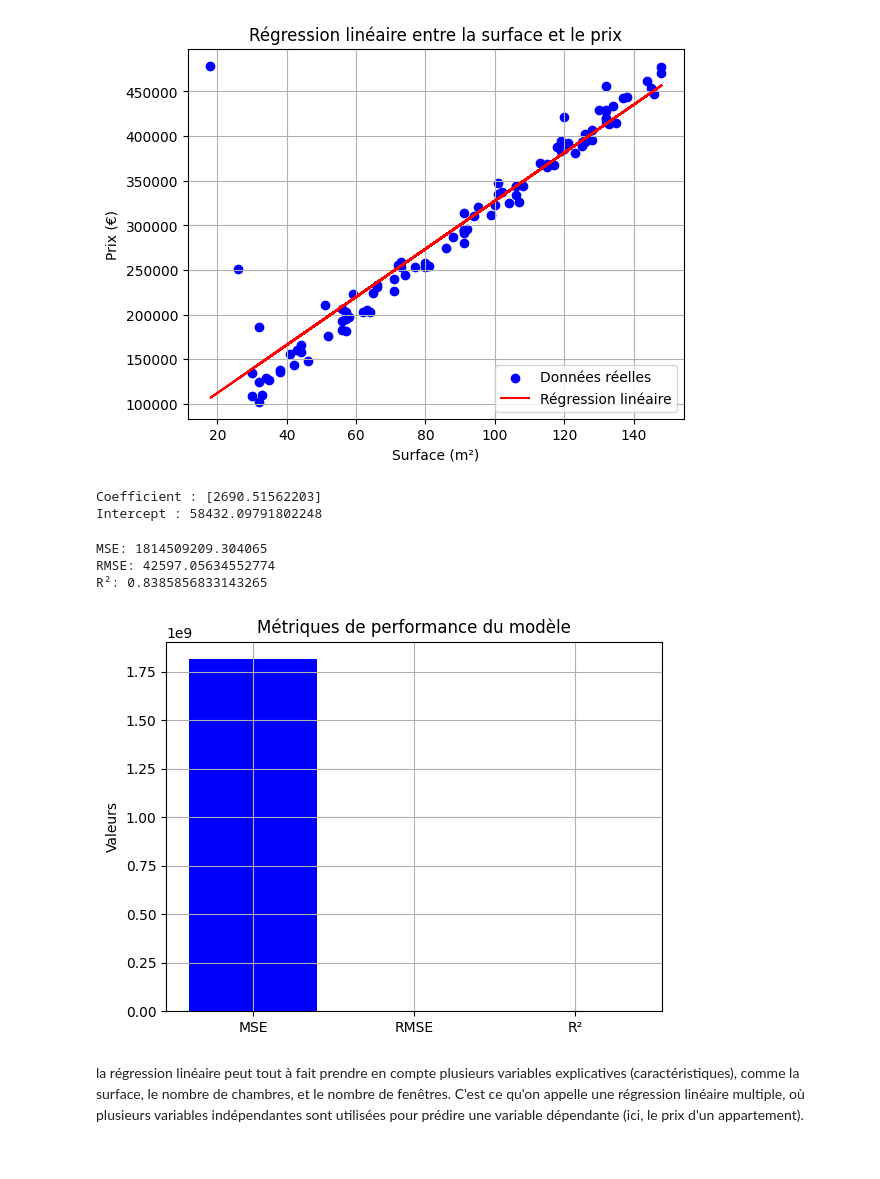
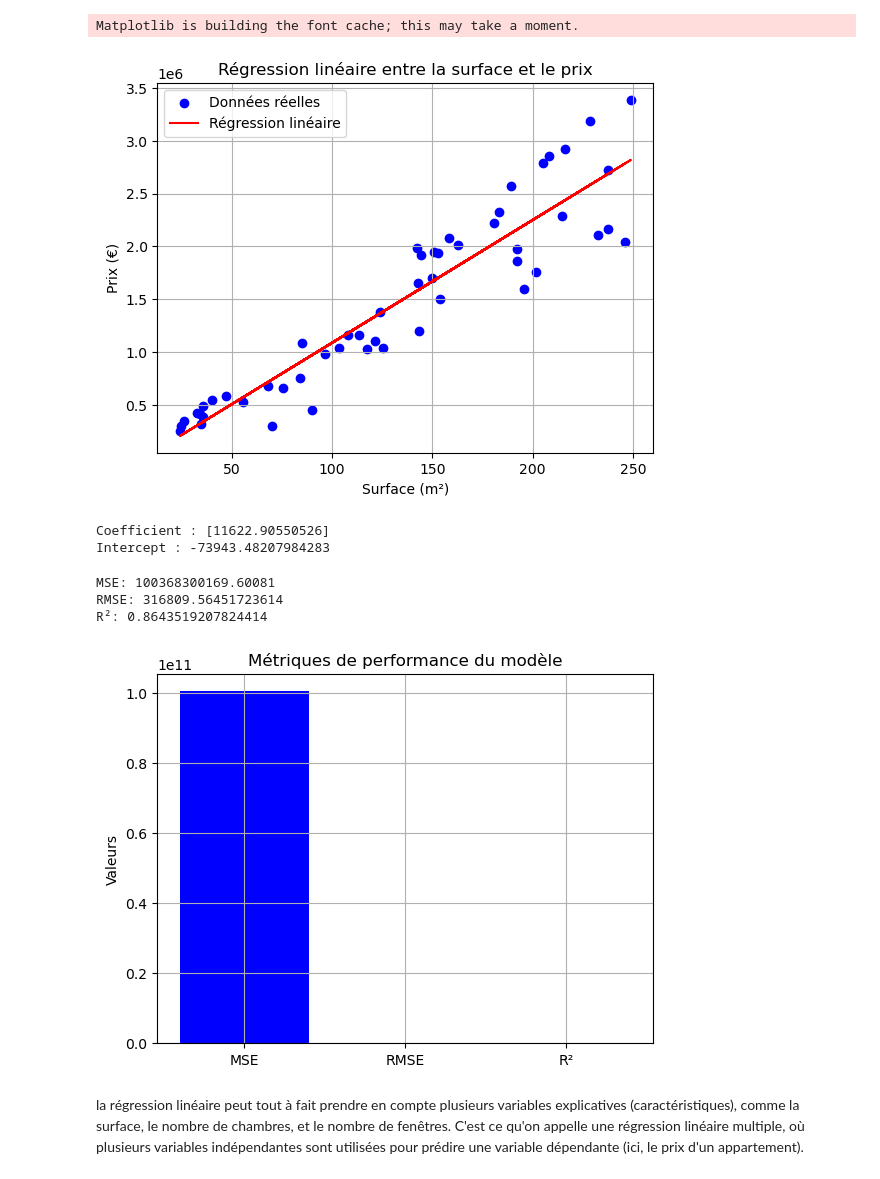
Before and after one commit to LoanCB/cours-ia-web, a Jupyter notebook: ia-back/Playground Linear.ipynb, the cells around one changed output. Drawn from its saved outputs; the diff is of its cells as text; code cells hidden in the pictures.

```diff
--- a/ia-back/Playground Linear.ipynb
+++ b/ia-back/Playground Linear.ipynb
@@ -6,40 +6,41 @@ from sklearn.linear_model import LinearRegression
 
 # Création du DataFrame avec les données fournies
 
-df = pd.read_csv('appartements.csv')
+df = pd.read_csv('./data/data.csv', sep=';')
 
 # Séparation des variables indépendantes (X) et de la variable dépendante (y)
 X = df[['surface']]
 y = df['price']
 
 # Création du modèle de régression linéaire
 model = LinearRegression()
 model.fit(X, y)
 
 # Prédictions sur les mêmes données
 y_pred = model.predict(X)
 
 # Visualisation de la régression linéaire
 plt.scatter(X, y, color='blue', label='Données réelles')
 plt.plot(X, y_pred, color='red', label='Régression linéaire')
 plt.title('Régression linéaire entre la surface et le prix')
 plt.xlabel('Surface (m²)')
 plt.ylabel('Prix (€)')
 plt.legend()
 plt.grid(True)
 plt.show()
 
 # Affichage des coefficients de la régression
 coef = model.coef_
 intercept = model.intercept_
 
 # Affichage des coefficients de la régression
 print("Coefficient :", model.coef_)
 print("Intercept :", model.intercept_)
 # %% [output]
+Matplotlib is building the font cache; this may take a moment.
-[figure, old version]
+[figure, new version]
-Coefficient : [2690.51562203]
-Intercept : 58432.09791802248
+Coefficient : [11622.90550526]
+Intercept : -73943.48207984283
 # %%
 from sklearn.metrics import mean_squared_error, r2_score
 import numpy as np
@@ -64,10 +65,10 @@ plt.ylabel('Valeurs')
 plt.grid(True)
 plt.show()
 # %% [output]
-MSE: 1814509209.304065
-RMSE: 42597.05634552774
-R²: 0.8385856833143265
+MSE: 100368300169.60081
+RMSE: 316809.56451723614
+R²: 0.8643519207824414
-[figure, old version]
+[figure, new version]
 # %% [markdown]
 la régression linéaire peut tout à fait prendre en compte plusieurs variables explicatives (caractéristiques), comme la surface, le nombre de chambres, et le nombre de fenêtres. C'est ce qu'on appelle une régression linéaire multiple, où plusieurs variables indépendantes sont utilisées pour prédire une variable dépendante (ici, le prix d'un appartement).
 # %%
```
Also changed, not shown: parts of 1 cell of this notebook, 5 other files.
